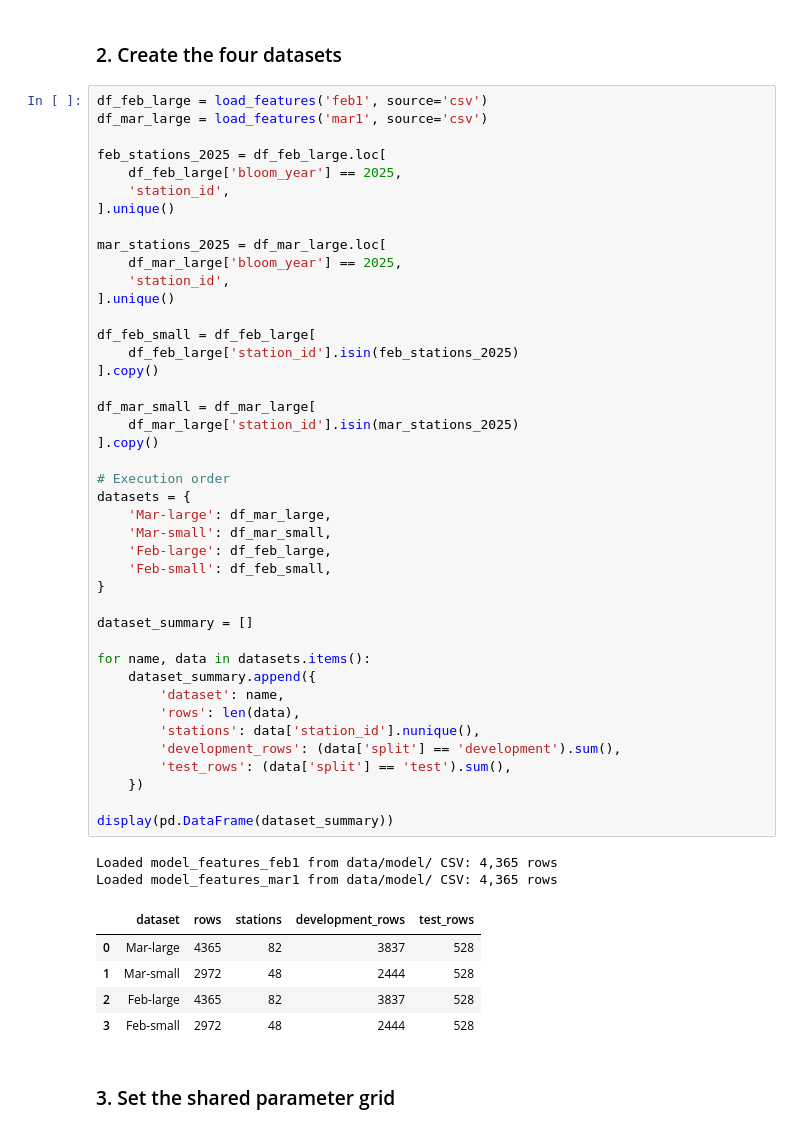
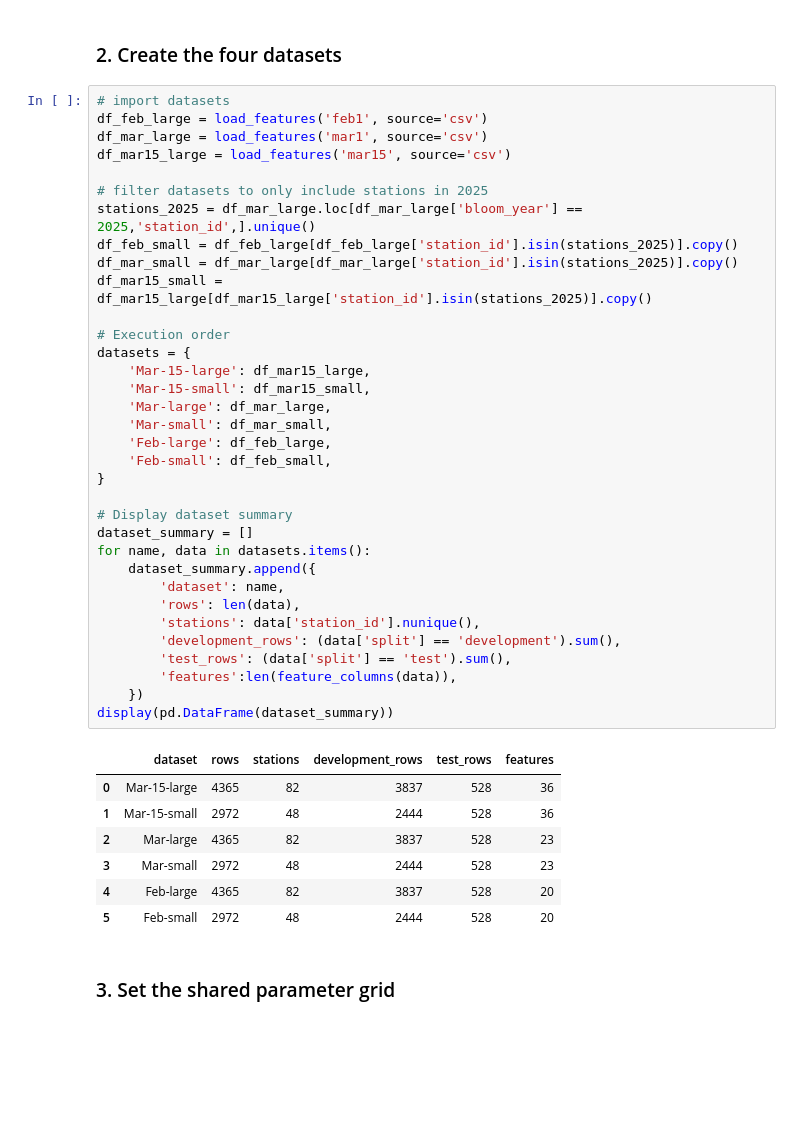
Before and after one commit to laasyakanuru/sakura_analytics, a Jupyter notebook: src/models/RandomForest.ipynb, the cells around one changed output. Cells and saved outputs as stored; diff of their text form; blank space fills up the shorter version.

```diff
--- a/src/models/RandomForest.ipynb
+++ b/src/models/RandomForest.ipynb
@@ -20,55 +21,47 @@ from model_data import (
 # %% [markdown]
 ### 2. Create the four datasets
 # %%
+# import datasets
 df_feb_large = load_features('feb1', source='csv')
 df_mar_large = load_features('mar1', source='csv')
+df_mar15_large = load_features('mar15', source='csv')
 
-feb_stations_2025 = df_feb_large.loc[
-    df_feb_large['bloom_year'] == 2025,
-    'station_id',
-].unique()
-
-mar_stations_2025 = df_mar_large.loc[
-    df_mar_large['bloom_year'] == 2025,
-    'station_id',
-].unique()
-
-df_feb_small = df_feb_large[
-    df_feb_large['station_id'].isin(feb_stations_2025)
-].copy()
-
-df_mar_small = df_mar_large[
-    df_mar_large['station_id'].isin(mar_stations_2025)
-].copy()
+# filter datasets to only include stations in 2025
+stations_2025 = df_mar_large.loc[df_mar_large['bloom_year'] == 2025,'station_id',].unique()
+df_feb_small = df_feb_large[df_feb_large['station_id'].isin(stations_2025)].copy()
+df_mar_small = df_mar_large[df_mar_large['station_id'].isin(stations_2025)].copy()
+df_mar15_small = df_mar15_large[df_mar15_large['station_id'].isin(stations_2025)].copy()
 
 # Execution order
 datasets = {
+    'Mar-15-large': df_mar15_large,
+    'Mar-15-small': df_mar15_small,
     'Mar-large': df_mar_large,
     'Mar-small': df_mar_small,
     'Feb-large': df_feb_large,
     'Feb-small': df_feb_small,
 }
 
+# Display dataset summary
 dataset_summary = []
-
 for name, data in datasets.items():
     dataset_summary.append({
         'dataset': name,
         'rows': len(data),
         'stations': data['station_id'].nunique(),
         'development_rows': (data['split'] == 'development').sum(),
         'test_rows': (data['split'] == 'test').sum(),
+        'features':len(feature_columns(data)),
     })
-
 display(pd.DataFrame(dataset_summary))
 # %% [output]
-Loaded model_features_feb1 from data/model/ CSV: 4,365 rows
-Loaded model_features_mar1 from data/model/ CSV: 4,365 rows
-|  | dataset | rows | stations | development_rows | test_rows |
-| 0 | Mar-large | 4365 | 82 | 3837 | 528 |
-| 1 | Mar-small | 2972 | 48 | 2444 | 528 |
-| 2 | Feb-large | 4365 | 82 | 3837 | 528 |
-| 3 | Feb-small | 2972 | 48 | 2444 | 528 |
+|  | dataset | rows | stations | development_rows | test_rows | features |
+| 0 | Mar-15-large | 4365 | 82 | 3837 | 528 | 36 |
+| 1 | Mar-15-small | 2972 | 48 | 2444 | 528 | 36 |
+| 2 | Mar-large | 4365 | 82 | 3837 | 528 | 23 |
+| 3 | Mar-small | 2972 | 48 | 2444 | 528 | 23 |
+| 4 | Feb-large | 4365 | 82 | 3837 | 528 | 20 |
+| 5 | Feb-small | 2972 | 48 | 2444 | 528 | 20 |
 # %% [markdown]
 ### 3. Set the shared parameter grid
 # %%
```
Also changed, not shown: parts of 8 cells of this notebook, 1 other file.
